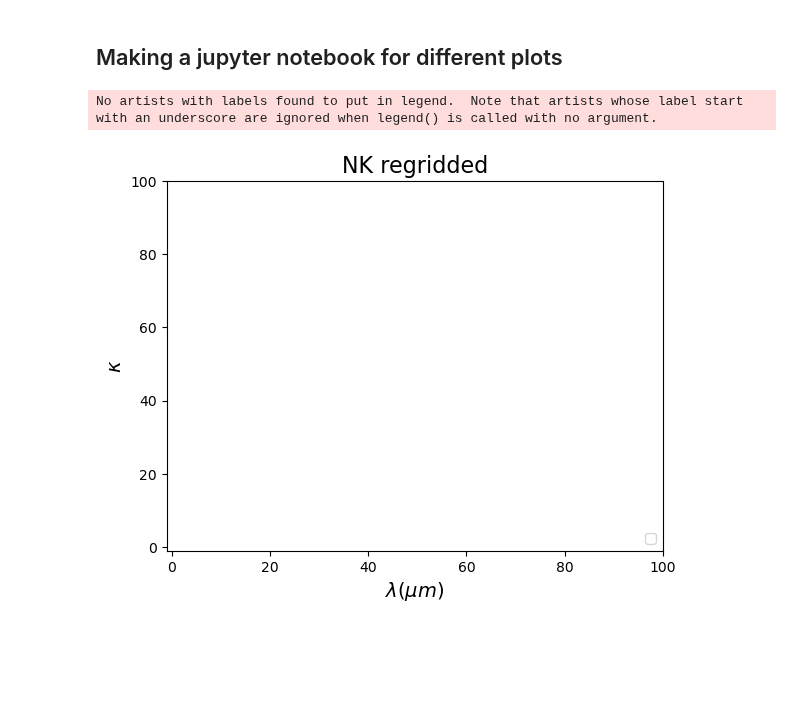
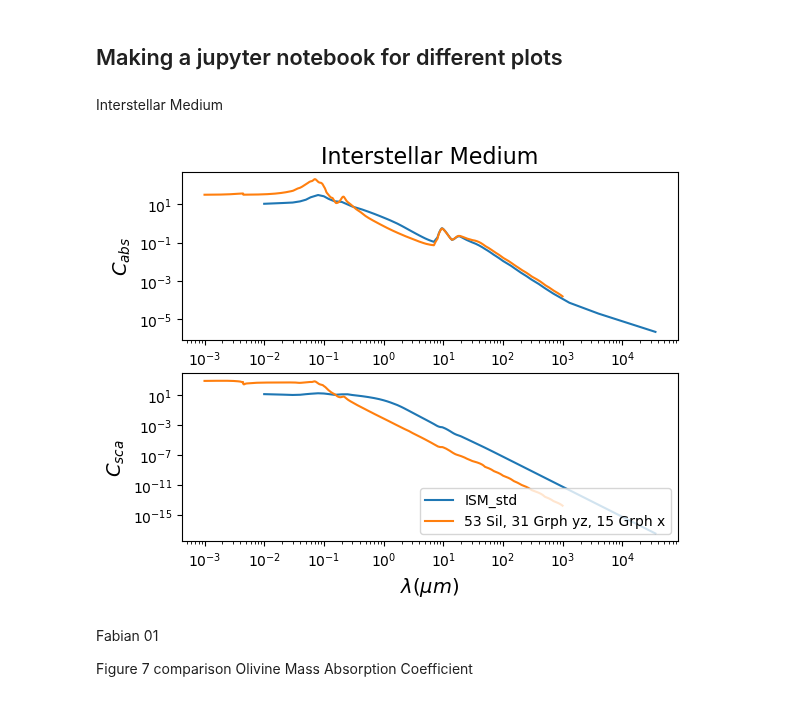
Before and after one commit to astroseandillon/Sean-Dusty, a Jupyter notebook: plot factory.ipynb, the cells around one changed output. Cells and saved outputs as stored; diff of their text form; code cells hidden in the pictures; blank space fills up the shorter version.

```diff
--- a/plot factory.ipynb
+++ b/plot factory.ipynb
@@ -1,5 +1,7 @@
 # %% [markdown]
 ## Making a jupyter notebook for different plots
+# %% [markdown]
+Interstellar Medium
 # %%
 import numpy as np
 import matplotlib.pyplot as plt
@@ -16,37 +18,43 @@ nk_path = dust_dir[1]               #where the dust is
 
 x1, y1, z1 = np.loadtxt('ism-stnd.dat', unpack=True,skiprows=3)
 x2, y2, z2 = np.loadtxt('sil530grp3132grp1566.dat', unpack=True)
-x3, y3, z3 = np.loadtxt('oliv_nk_xCDE2.dat', unpack=True)
-# y4 = np.average((y1,y2[:-1],y3[:-2]),axis=0)
 
-x4, y4, z4 = np.loadtxt('oli10oli10oli10.dat', unpack=True)
-# x5, y5, z5 = np.loadtxt('ism.dat', skiprows=3, unpack=True)
+v_avg = 3.227383793642055e-05
 
-x5, y5 = np.loadtxt('cde2_fab01_fig7_olivine_8_13.csv', delimiter=',', skiprows=1, unpack=True)
-# x6, y6, z6 = np.loadtxt('ISM_std_jumbalaya.dat', unpack=True)
+y2 = y2/v_avg
+z2 = z2/v_avg
+# x1=1e4/x1
+# x2=(1e4/x2)**-1
+# k1 = 50*k1/(x1**2)
+# k2 = 50*k2/(x2**2)
 # %%
-title = 'NK regridded'
-fig, ax = plt.subplots()
+title = 'Interstellar Medium'
+fig, ax = plt.subplots(2,1)
 
-ax.set(xscale='linear', yscale='linear')
+ax[0].set(xscale='log', yscale='log')
+ax[1].set(xscale='log', yscale='log')
 
-ax.set_title(title, fontsize=16)
-ax.set_xlabel(r'$\lambda (\mu m)$', fontsize=14)
-ax.set_ylabel(r'$\kappa$', fontsize=14)
-ax.set_xlim(-1,100)
-ax.set_ylim(-1,100)
+ax[0].set_title(title, fontsize=16)
+ax[1].set_xlabel(r'$\lambda (\mu m)$', fontsize=14)
+ax[0].set_ylabel(r'$C_{abs}$', fontsize=14)
+ax[1].set_ylabel(r'$C_{sca}$', fontsize=14)
 
-# ax.plot(x1, k1, label='oliv z CDE')
-# ax.plot(x2, k2, label='oliv y CDE')
-# ax.plot(x3, k3, label='oliv x CDE')
-# ax.plot(x1, y1, label='ISM_std')
+# ax.set_xlim(-1,100)
+# ax.set_ylim(-1,100)
 
-# ax.plot(x2, y2/v_avg,'.', label='new')
-# ax.plot(x6, y6, label='Dillon 2024')
-# ax.plot(x6, k6, label='Dillon 2024 kappa')
+ax[0].plot(x1, y1, label='ISM_std')
+ax[1].plot(x1, z1, label='ISM_std')
 
-ax.legend(loc='lower right')
+ax[0].plot(x2, y2, label='53 Sil, 31 Grph yz, 15 Grph x')
+ax[1].plot(x2, z2, label='53 Sil, 31 Grph yz, 15 Grph x')
+
+ax[1].legend(loc='lower right')
 plt.show()
 # %% [output]
-No artists with labels found to put in legend.  Note that artists whose label start with an underscore are ignored when legend() is called with no argument.
-[figure, old version]
+[figure, new version]
+# %% [markdown]
+Fabian 01
+
+Figure 7 comparison
+Olivine
+Mass Absorption Coefficient
```
Also changed, not shown: parts of 2 cells of this notebook, 2 other files.
